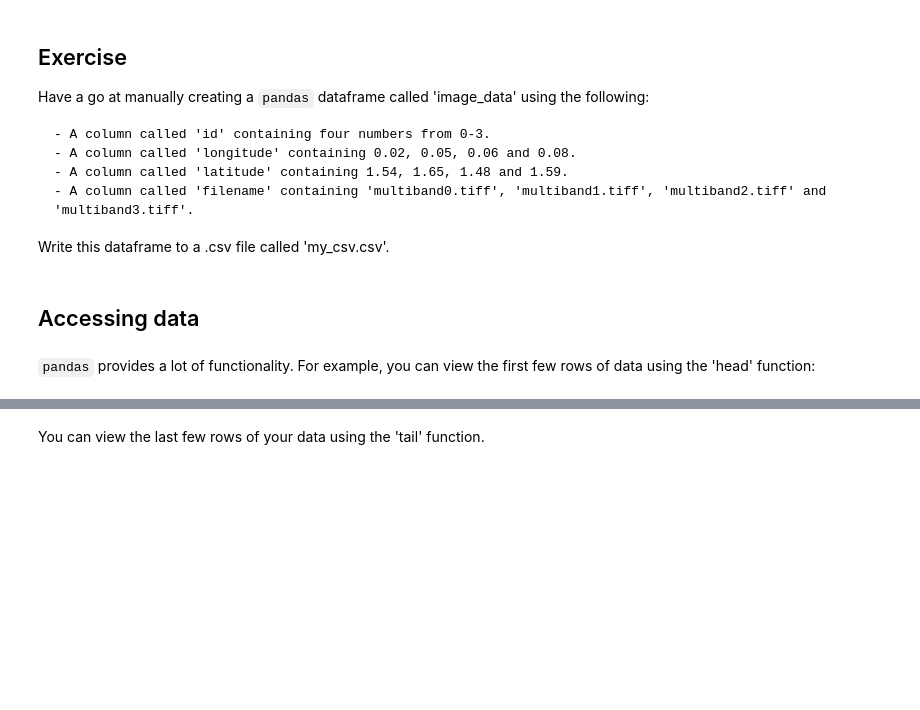
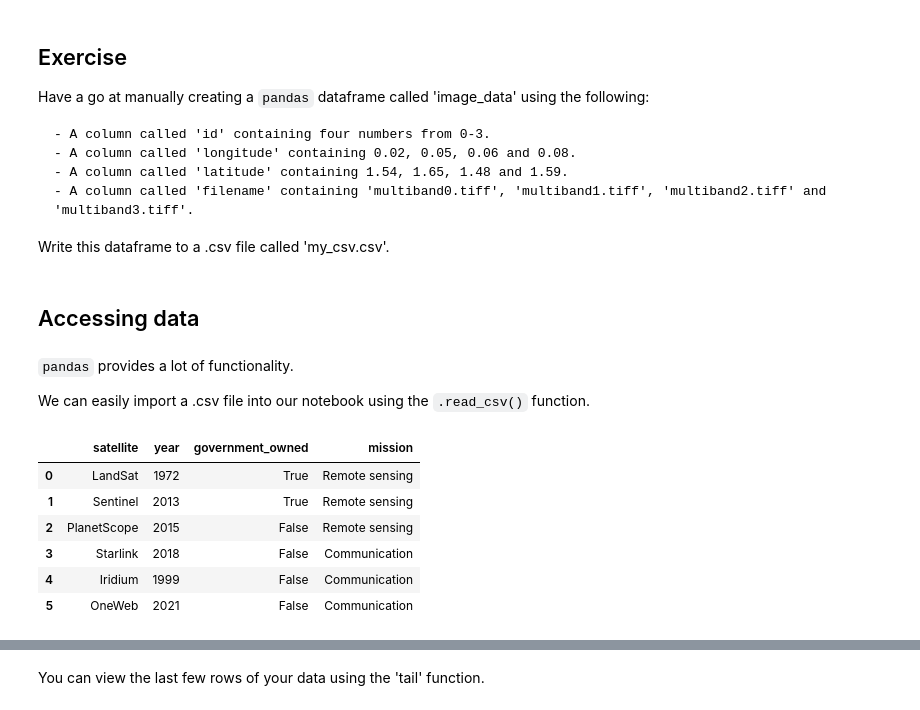
Before and after one commit to edwardoughton/satellite-image-analysis, a Jupyter notebook: notebooks/4_02_pandas_and_geopandas.ipynb, the cells around one changed output, grey strips where cells are left out. Saved outputs shown, nothing was run; the diff lists cells and outputs as text; code cells hidden in the pictures; blank space fills up the shorter version.

```diff
--- a/notebooks/4_02_pandas_and_geopandas.ipynb
+++ b/notebooks/4_02_pandas_and_geopandas.ipynb
@@ -85,4 +105,17 @@ Write this dataframe to a .csv file called 'my_csv.csv'.
 # %% [markdown]
 ## Accessing data
 # %% [markdown]
-`pandas` provides a lot of functionality. For example, you can view the first few rows of data using the 'head' function:
+`pandas` provides a lot of functionality.
+
+We can easily import a .csv file into our notebook using the `.read_csv()` function.
+# %%
+df = pd.read_csv('satellite_missions.csv')
+df
+# %% [output]
+|  | satellite | year | government_owned | mission |
+| 0 | LandSat | 1972 | True | Remote sensing |
+| 1 | Sentinel | 2013 | True | Remote sensing |
+| 2 | PlanetScope | 2015 | False | Remote sensing |
+| 3 | Starlink | 2018 | False | Communication |
+| 4 | Iridium | 1999 | False | Communication |
+| 5 | OneWeb | 2021 | False | Communication |
```
Also changed, not shown: parts of 30 cells of this notebook, 7 other files.
